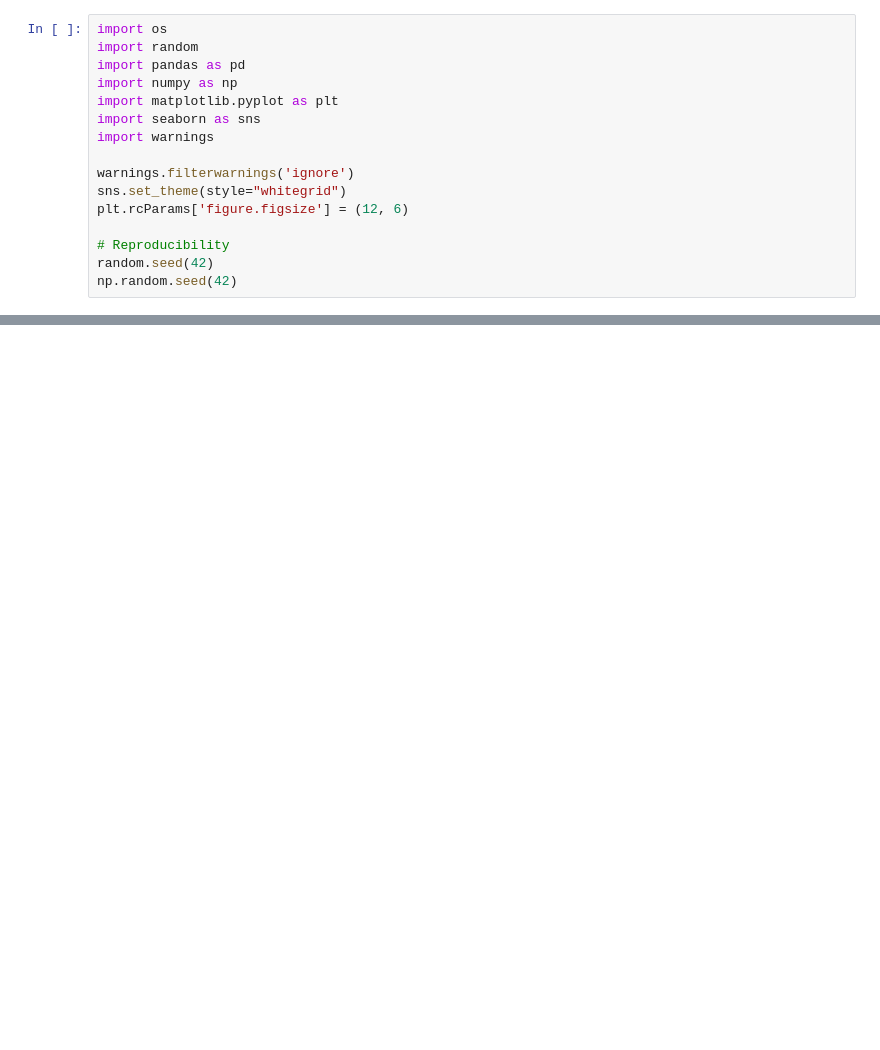
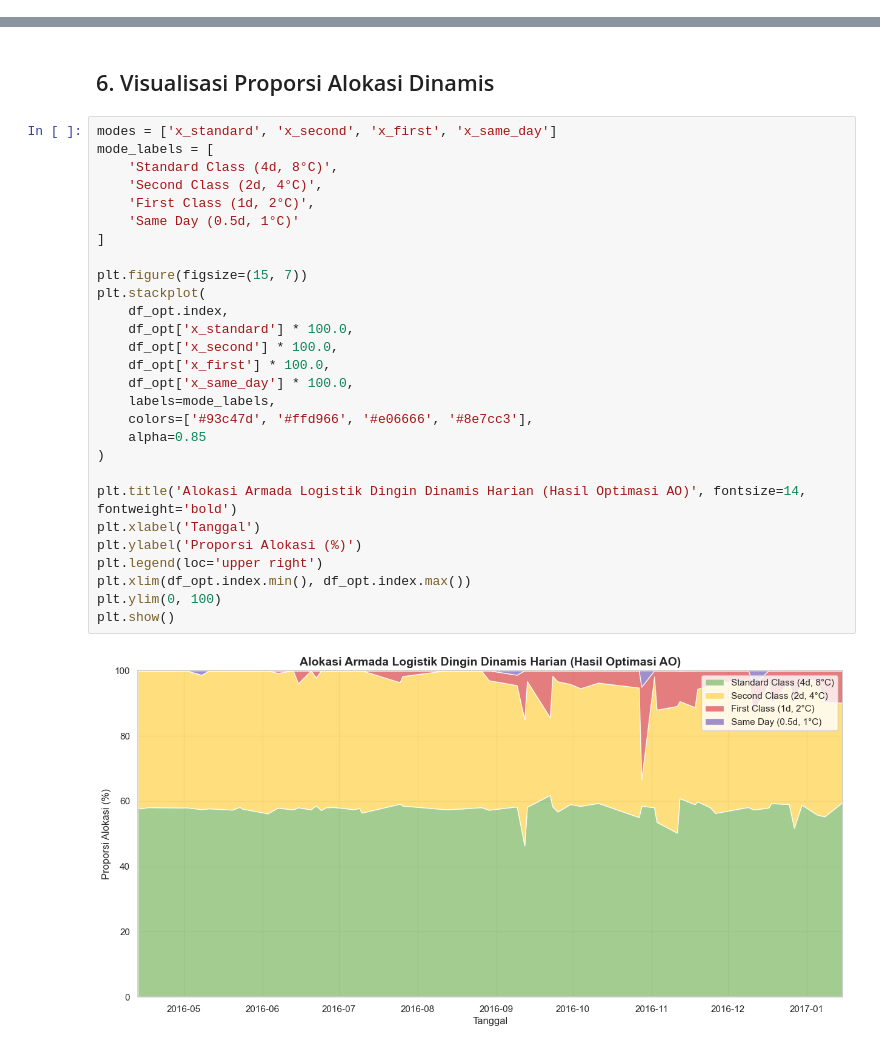
Before and after one commit to DeanFebrio/AOL_AppliedMathModeling, a Jupyter notebook: AO.ipynb, the cells around one changed output, grey strips where cells are left out. Saved outputs shown, nothing was run; the diff lists cells and outputs as text; blank space fills up the shorter version.

```diff
--- a/AO.ipynb
+++ b/AO.ipynb
@@ -5,16 +0,0 @@ Notebook ini menerapkan Aquila Optimizer (AO) asli (Abualigah et al., 2021) untu
-# %%
-import os
-import random
-import pandas as pd
-import numpy as np
-import matplotlib.pyplot as plt
-import seaborn as sns
-import warnings
-
-warnings.filterwarnings('ignore')
-sns.set_theme(style="whitegrid")
-plt.rcParams['figure.figsize'] = (12, 6)
-
-# Reproducibility
-random.seed(42)
-np.random.seed(42)
@@ -583,0 +190,32 @@ print(f"   Dengan mengadopsi model terpadu GRU-AO ini, perusahaan tidak hanya me
+# %% [markdown]
+## 6. Visualisasi Proporsi Alokasi Dinamis
+# %%
+modes = ['x_standard', 'x_second', 'x_first', 'x_same_day']
+mode_labels = [
+    'Standard Class (4d, 8°C)',
+    'Second Class (2d, 4°C)',
+    'First Class (1d, 2°C)',
+    'Same Day (0.5d, 1°C)'
+]
+
+plt.figure(figsize=(15, 7))
+plt.stackplot(
+    df_opt.index,
+    df_opt['x_standard'] * 100.0,
+    df_opt['x_second'] * 100.0,
+    df_opt['x_first'] * 100.0,
+    df_opt['x_same_day'] * 100.0,
+    labels=mode_labels,
+    colors=['#93c47d', '#ffd966', '#e06666', '#8e7cc3'],
+    alpha=0.85
+)
+
+plt.title('Alokasi Armada Logistik Dingin Dinamis Harian (Hasil Optimasi AO)', fontsize=14, fontweight='bold')
+plt.xlabel('Tanggal')
+plt.ylabel('Proporsi Alokasi (%)')
+plt.legend(loc='upper right')
+plt.xlim(df_opt.index.min(), df_opt.index.max())
+plt.ylim(0, 100)
+plt.show()
+# %% [output]
+[figure, added]
```
Also changed, not shown: parts of 35 cells of this notebook, 9 other files.
